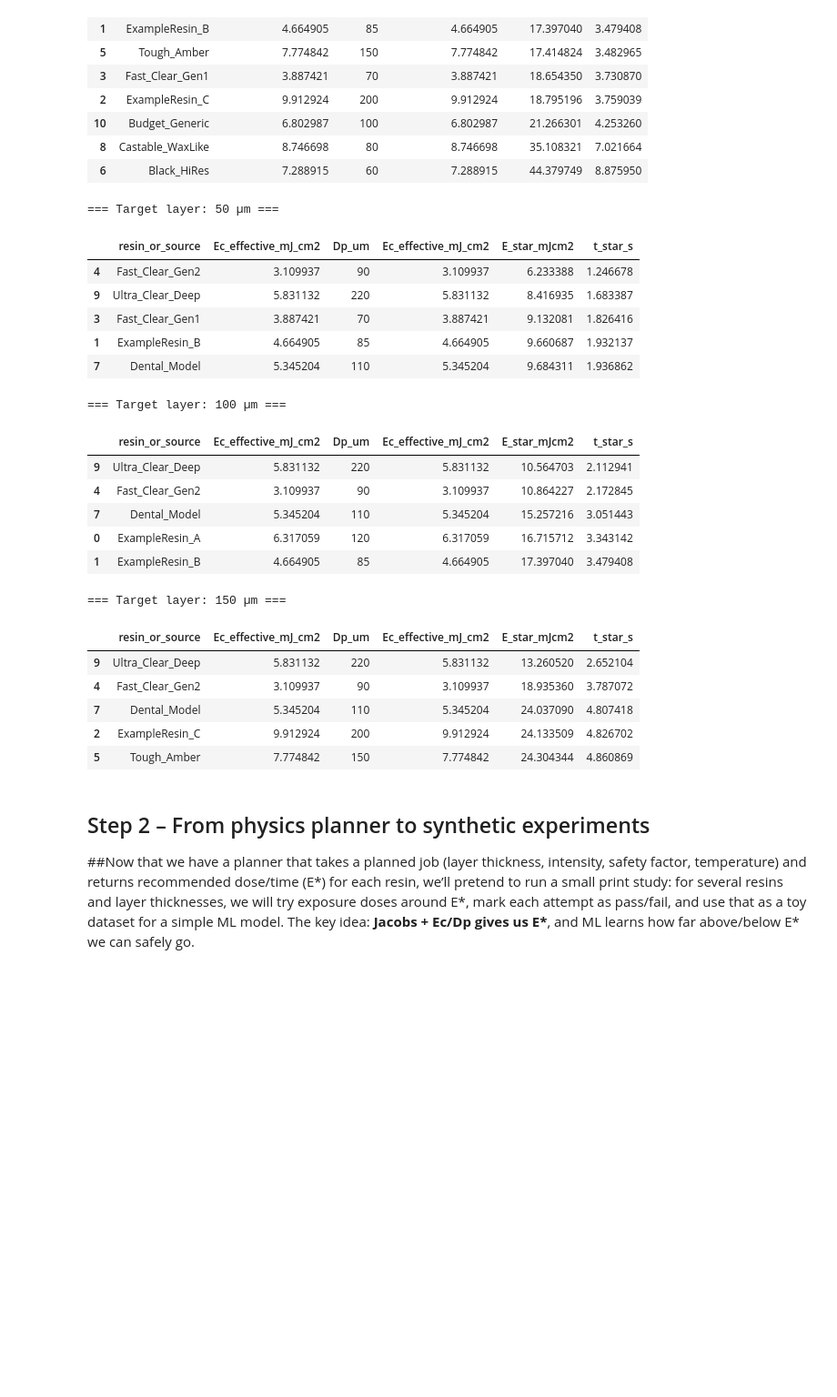
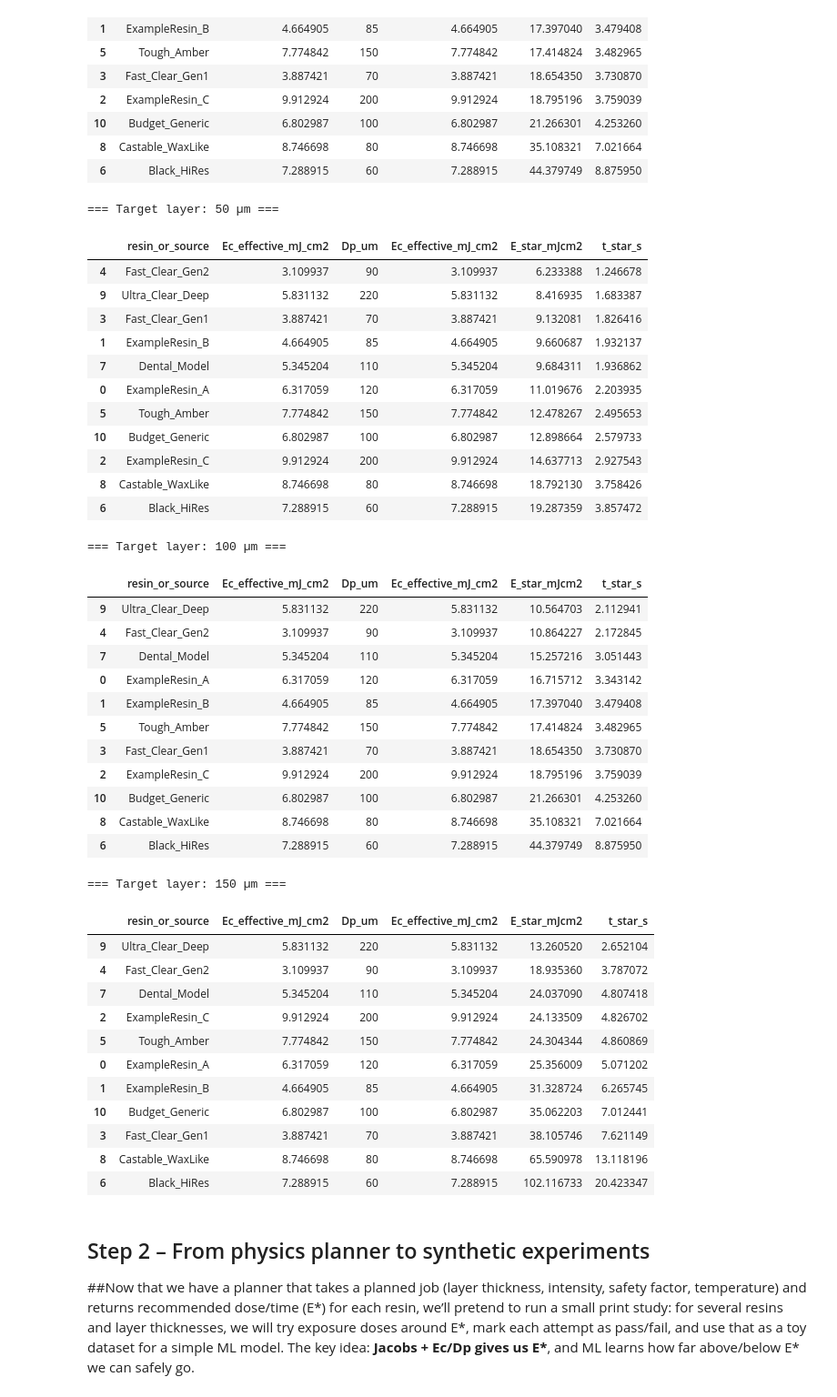
Before and after one commit to nyee88/tvam_resin_mini, a Jupyter notebook: notebooks/01_working_curve.ipynb, the cells around one changed output. Shown: that part at 91% size. Saved outputs shown, nothing was run; the diff lists cells and outputs as text; code cells hidden in the pictures; blank space fills up the shorter version.

```diff
--- a/notebooks/01_working_curve.ipynb
+++ b/notebooks/01_working_curve.ipynb
@@ -292,19 +292,25 @@ display(plans_100um)
 # %%
 for L in [50, 100, 150]:
     print(f"\n=== Target layer: {L} µm ===")
     display(plan_exposures(df, L_um=L, I_mWcm2=5.0, safety=1.15,
-                           T_today=25.0, T_ref=23.0).head(5))
+                           T_today=25.0, T_ref=23.0).head(11))
 
     # Plan three example jobs (50, 100, 150 µm): for each thickness we call the same planner,
 # overriding L_um with that value to see how recommended E* and t* change across layer heights.
 # %% [output]
 === Target layer: 50 µm ===
 |  | resin_or_source | Ec_effective_mJ_cm2 | Dp_um | Ec_effective_mJ_cm2 | E_star_mJcm2 | t_star_s |
 | 4 | Fast_Clear_Gen2 | 3.109937 | 90 | 3.109937 | 6.233388 | 1.246678 |
 | 9 | Ultra_Clear_Deep | 5.831132 | 220 | 5.831132 | 8.416935 | 1.683387 |
 | 3 | Fast_Clear_Gen1 | 3.887421 | 70 | 3.887421 | 9.132081 | 1.826416 |
 | 1 | ExampleResin_B | 4.664905 | 85 | 4.664905 | 9.660687 | 1.932137 |
 | 7 | Dental_Model | 5.345204 | 110 | 5.345204 | 9.684311 | 1.936862 |
+| 0 | ExampleResin_A | 6.317059 | 120 | 6.317059 | 11.019676 | 2.203935 |
+| 5 | Tough_Amber | 7.774842 | 150 | 7.774842 | 12.478267 | 2.495653 |
+| 10 | Budget_Generic | 6.802987 | 100 | 6.802987 | 12.898664 | 2.579733 |
+| 2 | ExampleResin_C | 9.912924 | 200 | 9.912924 | 14.637713 | 2.927543 |
+| 8 | Castable_WaxLike | 8.746698 | 80 | 8.746698 | 18.792130 | 3.758426 |
+| 6 | Black_HiRes | 7.288915 | 60 | 7.288915 | 19.287359 | 3.857472 |
 === Target layer: 100 µm ===
 |  | resin_or_source | Ec_effective_mJ_cm2 | Dp_um | Ec_effective_mJ_cm2 | E_star_mJcm2 | t_star_s |
 | 9 | Ultra_Clear_Deep | 5.831132 | 220 | 5.831132 | 10.564703 | 2.112941 |
@@ -312,6 +318,12 @@ for L in [50, 100, 150]:
 | 7 | Dental_Model | 5.345204 | 110 | 5.345204 | 15.257216 | 3.051443 |
 | 0 | ExampleResin_A | 6.317059 | 120 | 6.317059 | 16.715712 | 3.343142 |
 | 1 | ExampleResin_B | 4.664905 | 85 | 4.664905 | 17.397040 | 3.479408 |
+| 5 | Tough_Amber | 7.774842 | 150 | 7.774842 | 17.414824 | 3.482965 |
+| 3 | Fast_Clear_Gen1 | 3.887421 | 70 | 3.887421 | 18.654350 | 3.730870 |
+| 2 | ExampleResin_C | 9.912924 | 200 | 9.912924 | 18.795196 | 3.759039 |
+| 10 | Budget_Generic | 6.802987 | 100 | 6.802987 | 21.266301 | 4.253260 |
+| 8 | Castable_WaxLike | 8.746698 | 80 | 8.746698 | 35.108321 | 7.021664 |
+| 6 | Black_HiRes | 7.288915 | 60 | 7.288915 | 44.379749 | 8.875950 |
 === Target layer: 150 µm ===
 |  | resin_or_source | Ec_effective_mJ_cm2 | Dp_um | Ec_effective_mJ_cm2 | E_star_mJcm2 | t_star_s |
 | 9 | Ultra_Clear_Deep | 5.831132 | 220 | 5.831132 | 13.260520 | 2.652104 |
@@ -319,6 +331,12 @@ for L in [50, 100, 150]:
 | 7 | Dental_Model | 5.345204 | 110 | 5.345204 | 24.037090 | 4.807418 |
 | 2 | ExampleResin_C | 9.912924 | 200 | 9.912924 | 24.133509 | 4.826702 |
 | 5 | Tough_Amber | 7.774842 | 150 | 7.774842 | 24.304344 | 4.860869 |
+| 0 | ExampleResin_A | 6.317059 | 120 | 6.317059 | 25.356009 | 5.071202 |
+| 1 | ExampleResin_B | 4.664905 | 85 | 4.664905 | 31.328724 | 6.265745 |
+| 10 | Budget_Generic | 6.802987 | 100 | 6.802987 | 35.062203 | 7.012441 |
+| 3 | Fast_Clear_Gen1 | 3.887421 | 70 | 3.887421 | 38.105746 | 7.621149 |
+| 8 | Castable_WaxLike | 8.746698 | 80 | 8.746698 | 65.590978 | 13.118196 |
+| 6 | Black_HiRes | 7.288915 | 60 | 7.288915 | 102.116733 | 20.423347 |
 # %% [markdown]
 ## Step 2 – From physics planner to synthetic experiments
 
```
Also changed, not shown: parts of 4 cells of this notebook.
